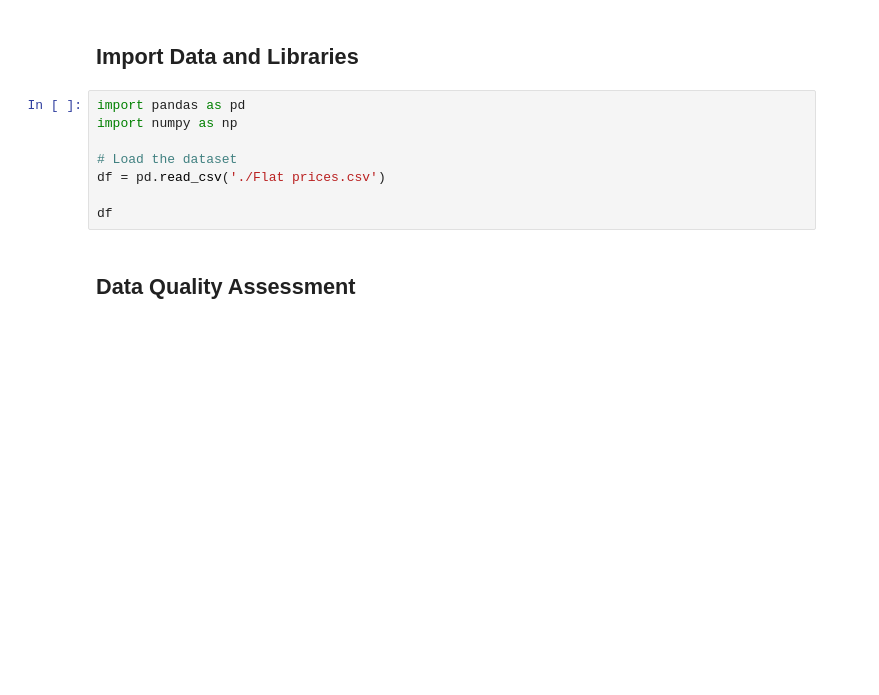
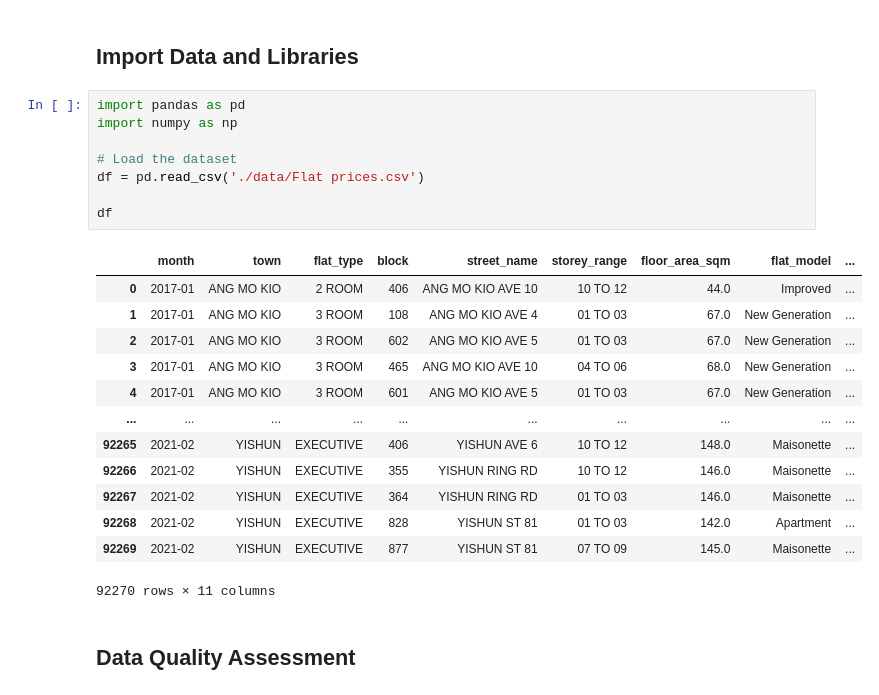
Before and after one commit to 4ndrrw/HDB-Price-Predictor, a Jupyter notebook: app/ml/model.ipynb, the cells around one changed output. Cells and saved outputs as stored; diff of their text form; blank space fills up the shorter version.

```diff
--- a/app/ml/model.ipynb
+++ b/app/ml/model.ipynb
@@ -5,11 +5,25 @@
 # %%
 import pandas as pd
 import numpy as np
 
 # Load the dataset
-df = pd.read_csv('./Flat prices.csv')
+df = pd.read_csv('./data/Flat prices.csv')
 
 df
+# %% [output]
+|  | month | town | flat_type | block | street_name | storey_range | floor_area_sqm | flat_model | ... |
+| 0 | 2017-01 | ANG MO KIO | 2 ROOM | 406 | ANG MO KIO AVE 10 | 10 TO 12 | 44.0 | Improved | ... |
+| 1 | 2017-01 | ANG MO KIO | 3 ROOM | 108 | ANG MO KIO AVE 4 | 01 TO 03 | 67.0 | New Generation | ... |
+| 2 | 2017-01 | ANG MO KIO | 3 ROOM | 602 | ANG MO KIO AVE 5 | 01 TO 03 | 67.0 | New Generation | ... |
+| 3 | 2017-01 | ANG MO KIO | 3 ROOM | 465 | ANG MO KIO AVE 10 | 04 TO 06 | 68.0 | New Generation | ... |
+| 4 | 2017-01 | ANG MO KIO | 3 ROOM | 601 | ANG MO KIO AVE 5 | 01 TO 03 | 67.0 | New Generation | ... |
+| ... | ... | ... | ... | ... | ... | ... | ... | ... | ... |
+| 92265 | 2021-02 | YISHUN | EXECUTIVE | 406 | YISHUN AVE 6 | 10 TO 12 | 148.0 | Maisonette | ... |
+| 92266 | 2021-02 | YISHUN | EXECUTIVE | 355 | YISHUN RING RD | 10 TO 12 | 146.0 | Maisonette | ... |
+| 92267 | 2021-02 | YISHUN | EXECUTIVE | 364 | YISHUN RING RD | 01 TO 03 | 146.0 | Maisonette | ... |
+| 92268 | 2021-02 | YISHUN | EXECUTIVE | 828 | YISHUN ST 81 | 01 TO 03 | 142.0 | Apartment | ... |
+| 92269 | 2021-02 | YISHUN | EXECUTIVE | 877 | YISHUN ST 81 | 07 TO 09 | 145.0 | Maisonette | ... |
+92270 rows × 11 columns
 # %% [markdown]
 ## Data Quality Assessment
 # %%
```
Also changed, not shown: parts of 32 cells of this notebook.
